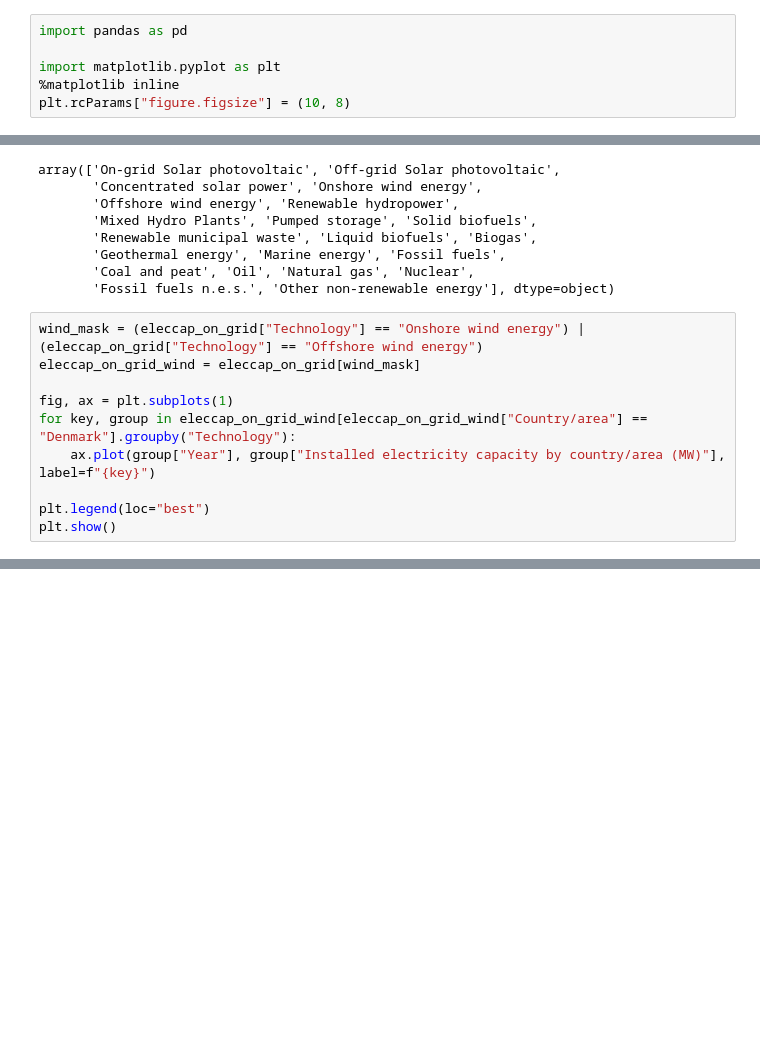
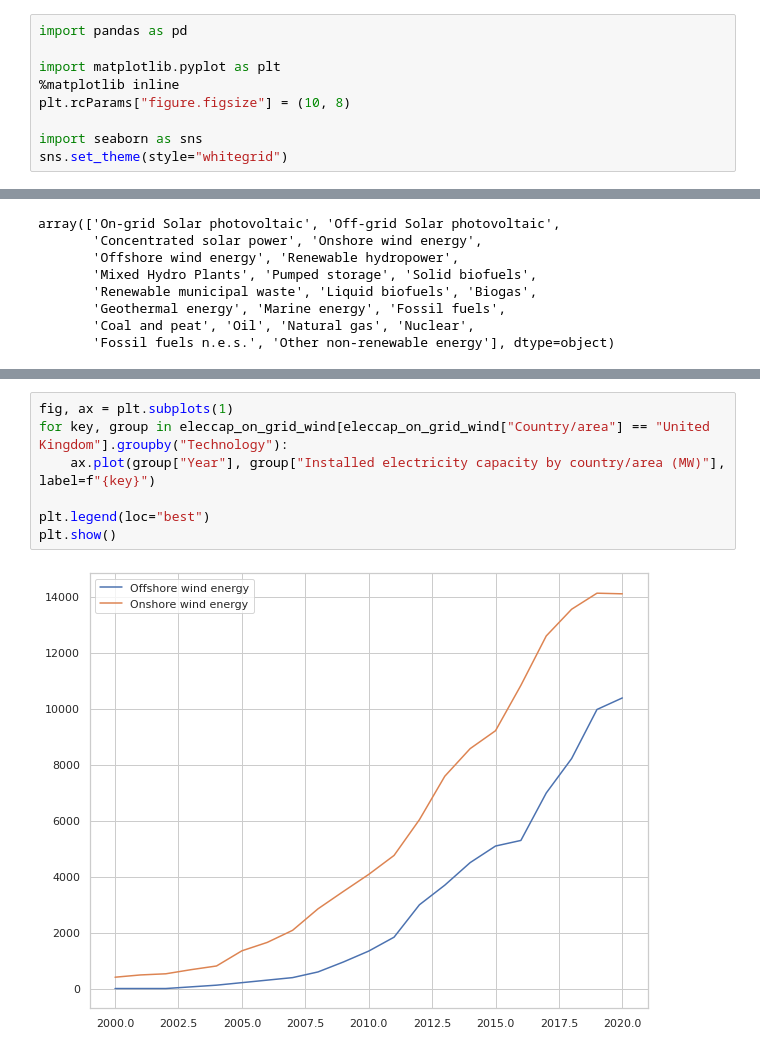
Before and after one commit to WalternativE/energy_price_analysis, a Jupyter notebook: notebooks/02_irena_exploration.ipynb, the cells around one changed output, grey strips where cells are left out. Drawn from its saved outputs; the diff is of its cells as text; blank space fills up the shorter version.

```diff
--- a/notebooks/02_irena_exploration.ipynb
+++ b/notebooks/02_irena_exploration.ipynb
@@ -4,3 +20,6 @@ import pandas as pd
 import matplotlib.pyplot as plt
 %matplotlib inline
 plt.rcParams["figure.figsize"] = (10, 8)
+
+import seaborn as sns
+sns.set_theme(style="whitegrid")
@@ -38,13 +65,3 @@ array(['On-grid Solar photovoltaic', 'Off-grid Solar photovoltaic',
        'Geothermal energy', 'Marine energy', 'Fossil fuels',
        'Coal and peat', 'Oil', 'Natural gas', 'Nuclear',
        'Fossil fuels n.e.s.', 'Other non-renewable energy'], dtype=object)
-# %%
-wind_mask = (eleccap_on_grid["Technology"] == "Onshore wind energy") | (eleccap_on_grid["Technology"] == "Offshore wind energy")
-eleccap_on_grid_wind = eleccap_on_grid[wind_mask]
-
-fig, ax = plt.subplots(1)
-for key, group in eleccap_on_grid_wind[eleccap_on_grid_wind["Country/area"] == "Denmark"].groupby("Technology"):
-    ax.plot(group["Year"], group["Installed electricity capacity by country/area (MW)"], label=f"{key}")
-
-plt.legend(loc="best")
-plt.show()
@@ -71,0 +168,9 @@ onshore_wind_2020
+# %%
+fig, ax = plt.subplots(1)
+for key, group in eleccap_on_grid_wind[eleccap_on_grid_wind["Country/area"] == "United Kingdom"].groupby("Technology"):
+    ax.plot(group["Year"], group["Installed electricity capacity by country/area (MW)"], label=f"{key}")
+
+plt.legend(loc="best")
+plt.show()
+# %% [output]
+[figure, new version]
```
Also changed, not shown: parts of 12 cells of this notebook, 3 other files.
